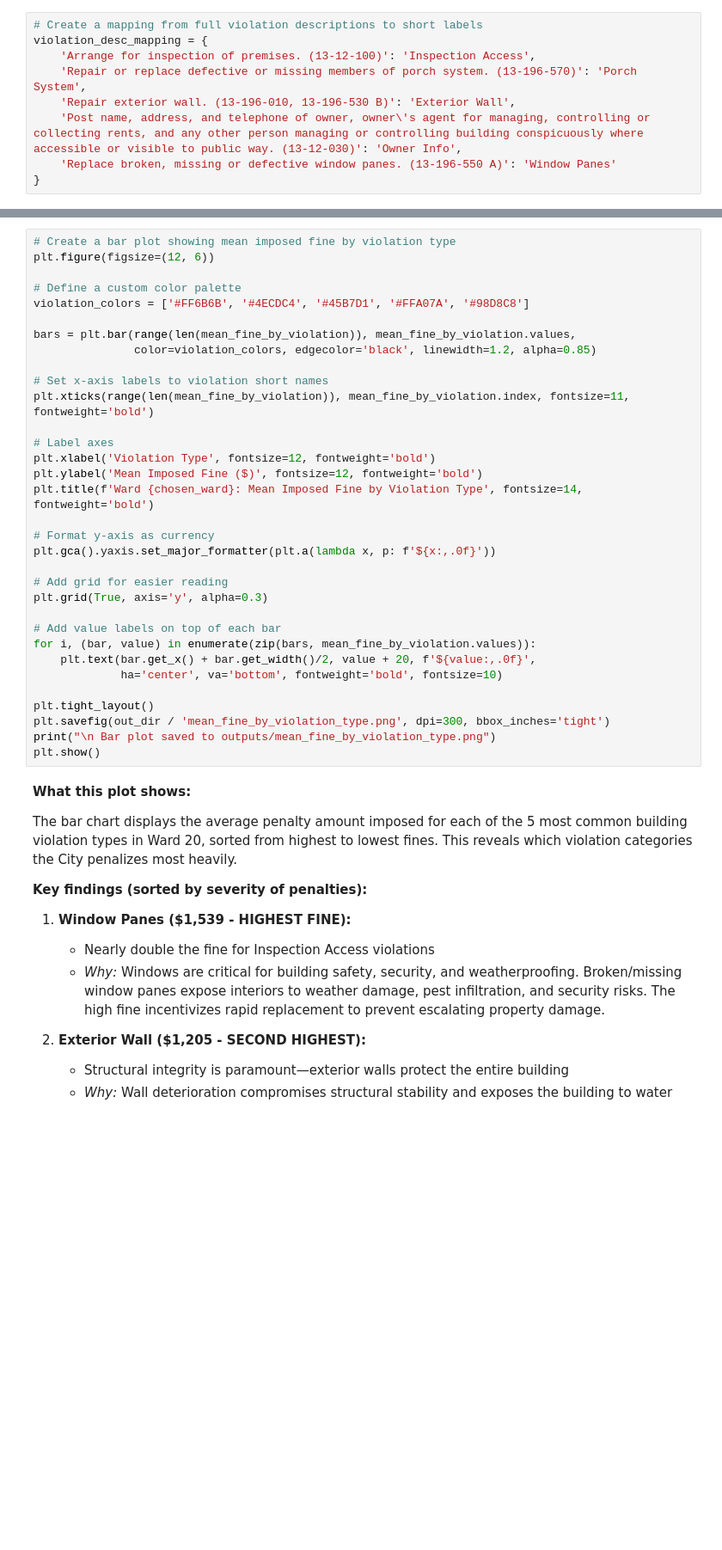
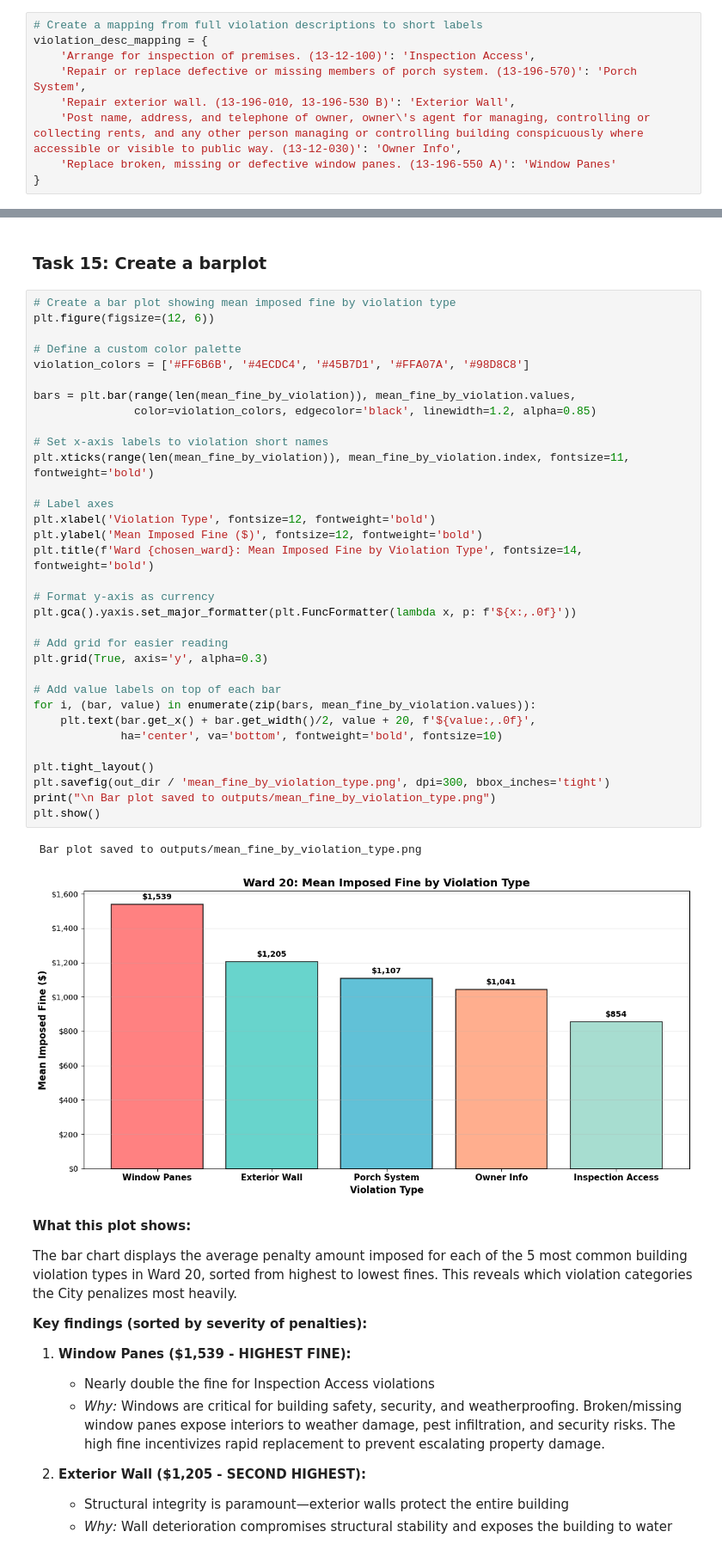
Before and after one commit to samarthya/metad699-assignment1, a Jupyter notebook: assignment1.ipynb, the cells around one changed output, grey strips where cells are left out. Shown at 86% size. Saved outputs shown, nothing was run; the diff lists cells and outputs as text; blank space fills up the shorter version.

```diff
--- a/assignment1.ipynb
+++ b/assignment1.ipynb
@@ -904,36 +1870,41 @@ print(mean_fine_by_violation.to_string())
+# %% [markdown]
+### Task 15: Create a barplot
 # %%
 # Create a bar plot showing mean imposed fine by violation type
 plt.figure(figsize=(12, 6))
 
 # Define a custom color palette
 violation_colors = ['#FF6B6B', '#4ECDC4', '#45B7D1', '#FFA07A', '#98D8C8']
 
 bars = plt.bar(range(len(mean_fine_by_violation)), mean_fine_by_violation.values,
                color=violation_colors, edgecolor='black', linewidth=1.2, alpha=0.85)
 
 # Set x-axis labels to violation short names
 plt.xticks(range(len(mean_fine_by_violation)), mean_fine_by_violation.index, fontsize=11, fontweight='bold')
 
 # Label axes
 plt.xlabel('Violation Type', fontsize=12, fontweight='bold')
 plt.ylabel('Mean Imposed Fine ($)', fontsize=12, fontweight='bold')
 plt.title(f'Ward {chosen_ward}: Mean Imposed Fine by Violation Type', fontsize=14, fontweight='bold')
 
 # Format y-axis as currency
-plt.gca().yaxis.set_major_formatter(plt.a(lambda x, p: f'${x:,.0f}'))
+plt.gca().yaxis.set_major_formatter(plt.FuncFormatter(lambda x, p: f'${x:,.0f}'))
 
 # Add grid for easier reading
 plt.grid(True, axis='y', alpha=0.3)
 
 # Add value labels on top of each bar
 for i, (bar, value) in enumerate(zip(bars, mean_fine_by_violation.values)):
     plt.text(bar.get_x() + bar.get_width()/2, value + 20, f'${value:,.0f}',
              ha='center', va='bottom', fontweight='bold', fontsize=10)
 
 plt.tight_layout()
 plt.savefig(out_dir / 'mean_fine_by_violation_type.png', dpi=300, bbox_inches='tight')
 print("\n Bar plot saved to outputs/mean_fine_by_violation_type.png")
 plt.show()
+# %% [output]
+ Bar plot saved to outputs/mean_fine_by_violation_type.png
+[figure, added]
 # %% [markdown]
 **What this plot shows:**
 
```
Also changed, not shown: parts of 137 cells of this notebook.
